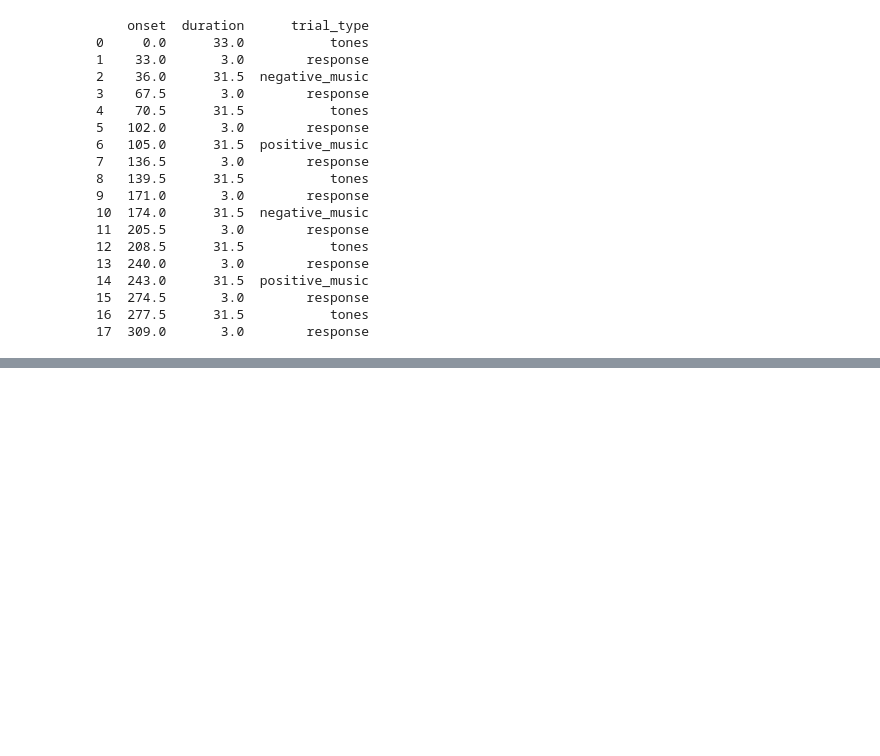
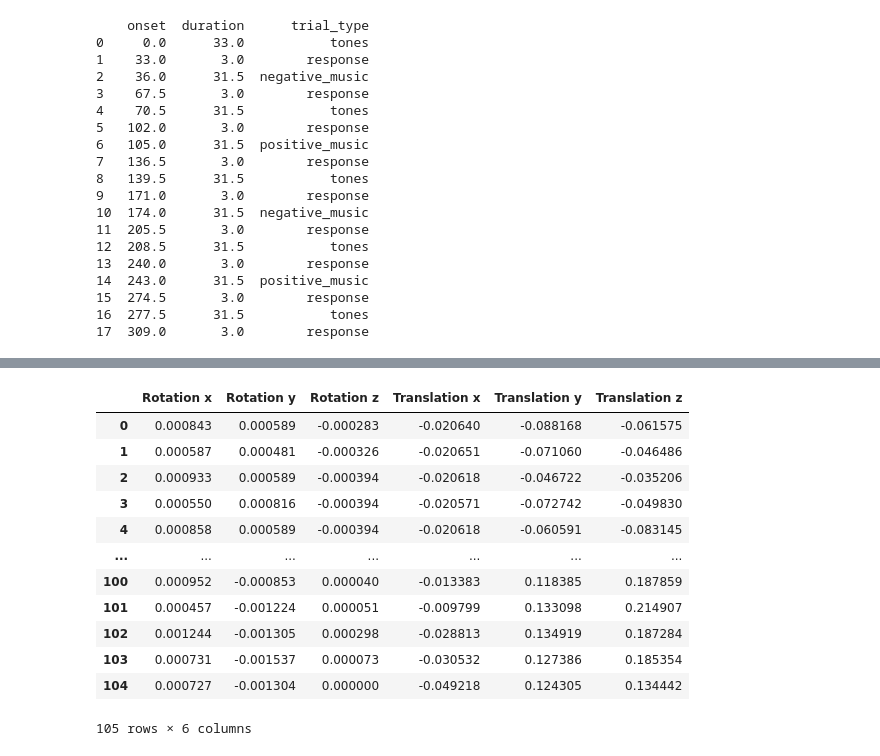
Before and after one commit to maverest/NSSP_Project_1, a Jupyter notebook: project.ipynb, the cells around one changed output, grey strips where cells are left out. Drawn from its saved outputs; the diff is of its cells as text; code cells hidden in the pictures; blank space fills up the shorter version.

```diff
--- a/project.ipynb
+++ b/project.ipynb
@@ -324,0 +388,21 @@ response : 103.0 - 104.0
+# %%
+def load_mot_params_fsl_6_dof(path):
+    return pd.read_csv(path, sep='  ', header=None,
+            engine='python', names=['Rotation x', 'Rotation y', 'Rotation z','Translation x', 'Translation y', 'Translation z'])
+
+mot_params_01 = load_mot_params_fsl_6_dof(path_moco_data+ '.par')
+mot_params_01
+# %% [output]
+|  | Rotation x | Rotation y | Rotation z | Translation x | Translation y | Translation z |
+| 0 | 0.000843 | 0.000589 | -0.000283 | -0.020640 | -0.088168 | -0.061575 |
+| 1 | 0.000587 | 0.000481 | -0.000326 | -0.020651 | -0.071060 | -0.046486 |
+| 2 | 0.000933 | 0.000589 | -0.000394 | -0.020618 | -0.046722 | -0.035206 |
+| 3 | 0.000550 | 0.000816 | -0.000394 | -0.020571 | -0.072742 | -0.049830 |
+| 4 | 0.000858 | 0.000589 | -0.000394 | -0.020618 | -0.060591 | -0.083145 |
+| ... | ... | ... | ... | ... | ... | ... |
+| 100 | 0.000952 | -0.000853 | 0.000040 | -0.013383 | 0.118385 | 0.187859 |
+| 101 | 0.000457 | -0.001224 | 0.000051 | -0.009799 | 0.133098 | 0.214907 |
+| 102 | 0.001244 | -0.001305 | 0.000298 | -0.028813 | 0.134919 | 0.187284 |
+| 103 | 0.000731 | -0.001537 | 0.000073 | -0.030532 | 0.127386 | 0.185354 |
+| 104 | 0.000727 | -0.001304 | 0.000000 | -0.049218 | 0.124305 | 0.134442 |
+105 rows × 6 columns
```
Also changed, not shown: parts of 13 cells of this notebook.
